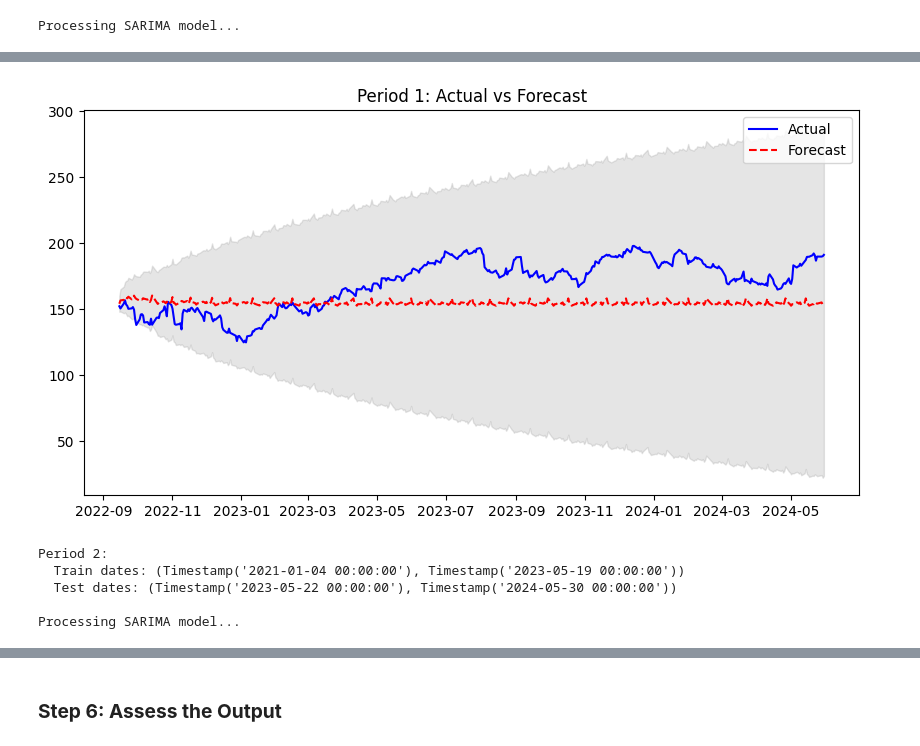
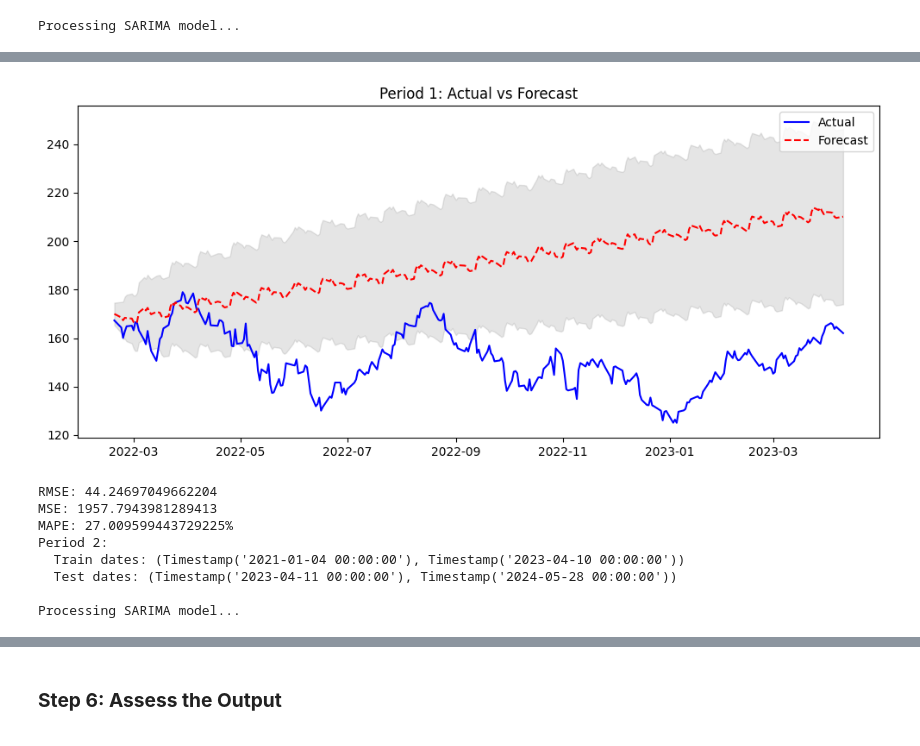
Before and after one commit to readingshapes/stock_forecasting, a Jupyter notebook: report copy 3.ipynb, the cells around one changed output, grey strips where cells are left out. Cells and saved outputs as stored; diff of their text form; code cells hidden in the pictures.

Commit message:
updated cross validation train/test code

```diff
--- a/report copy 3.ipynb
+++ b/report copy 3.ipynb
@@ -327,4 +326,4 @@ The predictions were run by calling a built-in predict function. The n_forecast
 
 # Run predictions
 n_forecast = 12
-forecast, conf_int = sarima_model.predict(n_periods=n_forecast, return_conf_int=True)
+original_forecast, conf_int = sarima_model.predict(n_periods=n_forecast, return_conf_int=True)
@@ -333,40 +334,29 @@ Next, a rolling train-test split was implemented. The data was divided into thre
 # %%
-# Total number of data points
+# Cross Validation (3-fold)
+
 total_days = len(stock_data)
-
-# Define the periods for training and testing (adjusted for rolling splits)
-train_period_days = int(0.5 * total_days)  # 50% for training
-test_period_days = int(0.5 * total_days)   # 50% for testing
-
-# Rolling splits setup (3-fold)
+fold_size = total_days // 3
 rolling_splits = []
 
-# Period 1: Train on first 50% and test on remaining 50%
-train_period_1 = stock_data.iloc[:train_period_days]
-test_period_1 = stock_data.iloc[train_period_days:]
-
+# Period 1: train on the first third, test on the second third
+train_period_1 = stock_data.iloc[:fold_size]
+test_period_1 = stock_data.iloc[fold_size:2*fold_size]
 rolling_splits.append({
     "train_dates": (train_period_1.index[0], train_period_1.index[-1]),
     "test_dates": (test_period_1.index[0], test_period_1.index[-1])
 })
 
-# Period 2: Train on 70% and test on 30%
-train_period_days2 = int(0.7 * total_days)
-test_period_days2 = int(0.3 * total_days)
-train_period_2 = stock_data.iloc[:train_period_days2]
-test_period_2 = stock_data.iloc[train_period_days2:]
-
+# Period 2: Train on the first two-thirds, test on the last third
+train_period_2 = stock_data.iloc[:2*fold_size]
+test_period_2 = stock_data.iloc[2*fold_size:3*fold_size]
 rolling_splits.append({
     "train_dates": (train_period_2.index[0], train_period_2.index[-1]),
     "test_dates": (test_period_2.index[0], test_period_2.index[-1])
 })
 
-# Period 3: Train on 90% and test on remaining 10%
-train_period_days3 = int(0.9 * total_days)
-test_period_days3 = int(0.1 * total_days)
-train_period_3 = stock_data.iloc[:train_period_days3]
-test_period_3 = stock_data.iloc[train_period_days3:]
-
+# Period 3: Train on the first 2/3 of the data, test on the final third
+train_period_3 = stock_data.iloc[:2*fold_size]
+test_period_3 = stock_data.iloc[2*fold_size:]
 rolling_splits.append({
     "train_dates": (train_period_3.index[0], train_period_3.index[-1]),
     "test_dates": (test_period_3.index[0], test_period_3.index[-1])
@@ -382,9 +372,16 @@ for i, split in enumerate(rolling_splits):
     train_data = stock_data.loc[split["train_dates"][0]:split["train_dates"][1]]
     test_data = stock_data.loc[split["test_dates"][0]:split["test_dates"][1]]
 
-    # Fit the SARIMA model on the training data
-    sarima_model = process_model(train_data)
+    # Now, using train_test_split, we will split the training data into train and test
+    X_train, X_test, y_train, y_test = train_test_split(
+        train_data.drop('Close', axis=1),  # Drop the 'Close' column for features
+        train_data['Close'],  # 'Close' column as the target
+        test_size=0.2,  # Set 20% of the training data as a validation set
+        shuffle=False  # Do not shuffle to preserve chronological order
+    )
 
+    # Fit the SARIMA model on the training data (the 'Close' values)
+    sarima_model = process_model(train_data[['Close']])
     # Make predictions on the test data
     forecast, conf_int = sarima_model.predict(n_periods=len(test_data), return_conf_int=True)
 
@@ -395,12 +392,33 @@ for i, split in enumerate(rolling_splits):
     forecast_df = pd.DataFrame(forecast[:], columns=['Forecast'])
 
     # Plot predictions vs actual data
-    plt.figure(figsize=(10, 5))
+    plt.figure(figsize=(12, 5))
     plt.plot(test_data.index, test_data['Close'], color='blue', label='Actual')
     plt.plot(test_data.index, forecast_df['Forecast'], color='red', linestyle='--', label='Forecast')
     plt.fill_between(test_data.index, conf_int[:, 0], conf_int[:, 1], color='gray', alpha=0.2)
     plt.title(f"Period {i+1}: Actual vs Forecast")
     plt.legend()
     plt.show()
+
+    from sklearn.metrics import mean_squared_error
+    import numpy as np
+
+    # Calculate RMSE (Root Mean Squared Error)
+    rmse = np.sqrt(mean_squared_error(test_data['Close'], forecast_df['Forecast']))
+
+    # Calculate MSE (Mean Squared Error)
+    mse = mean_squared_error(test_data['Close'], forecast_df['Forecast'])
+
+    # Calculate MAPE (Mean Absolute Percentage Error)
+    actual_values = np.array(test_data['Close'])
+    predicted_values = np.array(forecast_df['Forecast'])
+
+    # Avoid division by zero and calculate MAPE
+    mape = np.mean(np.abs((actual_values - predicted_values) / actual_values[actual_values != 0])) * 100 if np.any(actual_values != 0) else np.nan
+
+    # Print the metrics
+    print(f"RMSE: {rmse}")
+    print(f"MSE: {mse}")
+    print(f"MAPE: {mape}%")
 # %% [output]
 Period 1:
@@ -409,8 +427,11 @@ Period 1:
 
 Processing SARIMA model...
-[figure, old version]
+[figure, new version]
+RMSE: 44.24697049662204
+MSE: 1957.7943981289413
+MAPE: 27.009599443729225%
 Period 2:
-  Train dates: (Timestamp('2021-01-04 00:00:00'), Timestamp('2023-05-19 00:00:00'))
-  Test dates: (Timestamp('2023-05-22 00:00:00'), Timestamp('2024-05-30 00:00:00'))
+  Train dates: (Timestamp('2021-01-04 00:00:00'), Timestamp('2023-04-10 00:00:00'))
+  Test dates: (Timestamp('2023-04-11 00:00:00'), Timestamp('2024-05-28 00:00:00'))
 
 Processing SARIMA model...
```
Also changed, not shown: parts of 6 cells of this notebook.
